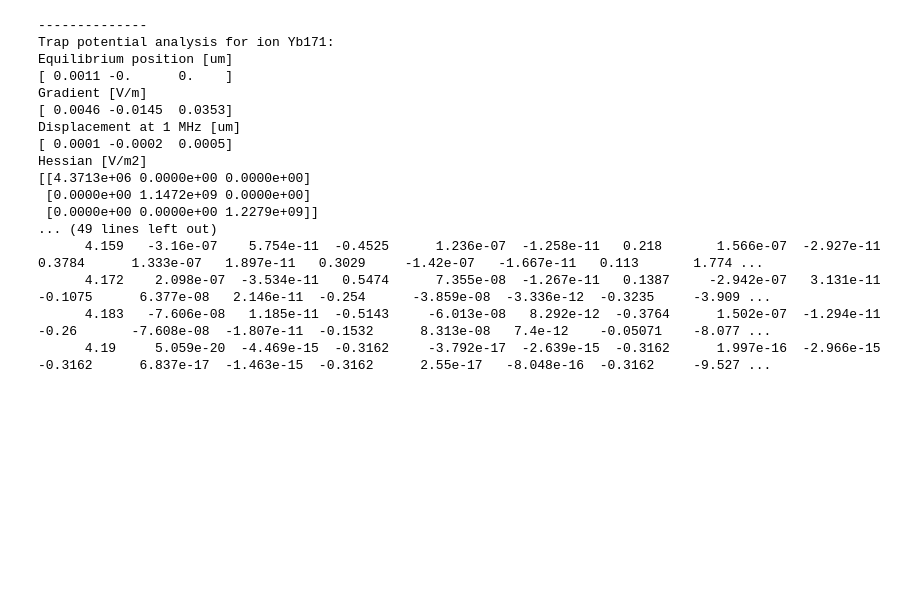
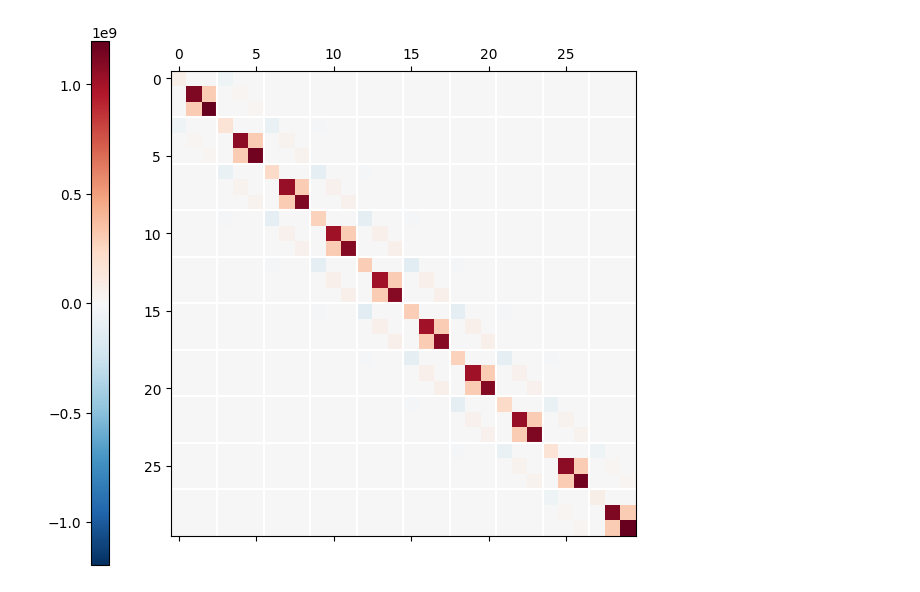
Before and after one commit to tiqi-group/pytrans-examples, a Jupyter notebook: examples/yitterbium_string.ipynb, the cells around one changed output. Saved outputs shown, nothing was run; the diff lists cells and outputs as text; code cells hidden in the pictures; blank space fills up the shorter version.

```diff
--- a/examples/yitterbium_string.ipynb
+++ b/examples/yitterbium_string.ipynb
@@ -87,20 +87,4 @@ for j, axes in enumerate(axess):
-# %%
-result
-# %% [output]
---------------
-Trap potential analysis for ion Yb171:
-Equilibrium position [um]
-[ 0.0011 -0.      0.    ]
-Gradient [V/m]
-[ 0.0046 -0.0145  0.0353]
-Displacement at 1 MHz [um]
-[ 0.0001 -0.0002  0.0005]
-Hessian [V/m2]
-[[4.3713e+06 0.0000e+00 0.0000e+00]
- [0.0000e+00 1.1472e+09 0.0000e+00]
- [0.0000e+00 0.0000e+00 1.2279e+09]]
-... (49 lines left out)
-      4.159   -3.16e-07    5.754e-11  -0.4525      1.236e-07  -1.258e-11   0.218       1.566e-07  -2.927e-11   0.3784      1.333e-07   1.897e-11   0.3029     -1.42e-07   -1.667e-11   0.113       1.774 ...
-      4.172    2.098e-07  -3.534e-11   0.5474      7.355e-08  -1.267e-11   0.1387     -2.942e-07   3.131e-11  -0.1075      6.377e-08   2.146e-11  -0.254      -3.859e-08  -3.336e-12  -0.3235     -3.909 ...
-      4.183   -7.606e-08   1.185e-11  -0.5143     -6.013e-08   8.292e-12  -0.3764      1.502e-07  -1.294e-11  -0.26       -7.608e-08  -1.807e-11  -0.1532      8.313e-08   7.4e-12    -0.05071    -8.077 ...
-      4.19     5.059e-20  -4.469e-15  -0.3162     -3.792e-17  -2.639e-15  -0.3162      1.997e-16  -2.966e-15  -0.3162      6.837e-17  -1.463e-15  -0.3162      2.55e-17   -8.048e-16  -0.3162     -9.527 ...
+# %%
+msr = result.mode_solver_results
+H0 = msr.hess
+modes = msr.mode_vectors
@@ -106,0 +98,15 @@ Hessian [V/m2]
+# %%
+from matplotlib.colorbar import make_axes
+
+def hessian_matshow(ax, M):
+    c = ax.matshow(M, vmin=-M.max(), cmap='RdBu_r')
+    cax, kk = make_axes(ax, location='left', shrink=0.85, aspect=30)
+    plt.colorbar(c, cax=cax, **kk)
+    ax.vlines(np.arange(0, len(M), 3) - 0.5, *ax.get_ylim(), color='white')
+    ax.hlines(np.arange(0, len(M), 3) - 0.5, *ax.get_xlim(), color='white')
+
+
+fig, ax = plt.subplots(figsize=(8, 8))
+hessian_matshow(ax, H0)
+# %% [output]
+[figure, added]
```
Also changed, not shown: parts of 7 cells of this notebook, 8 other files.
